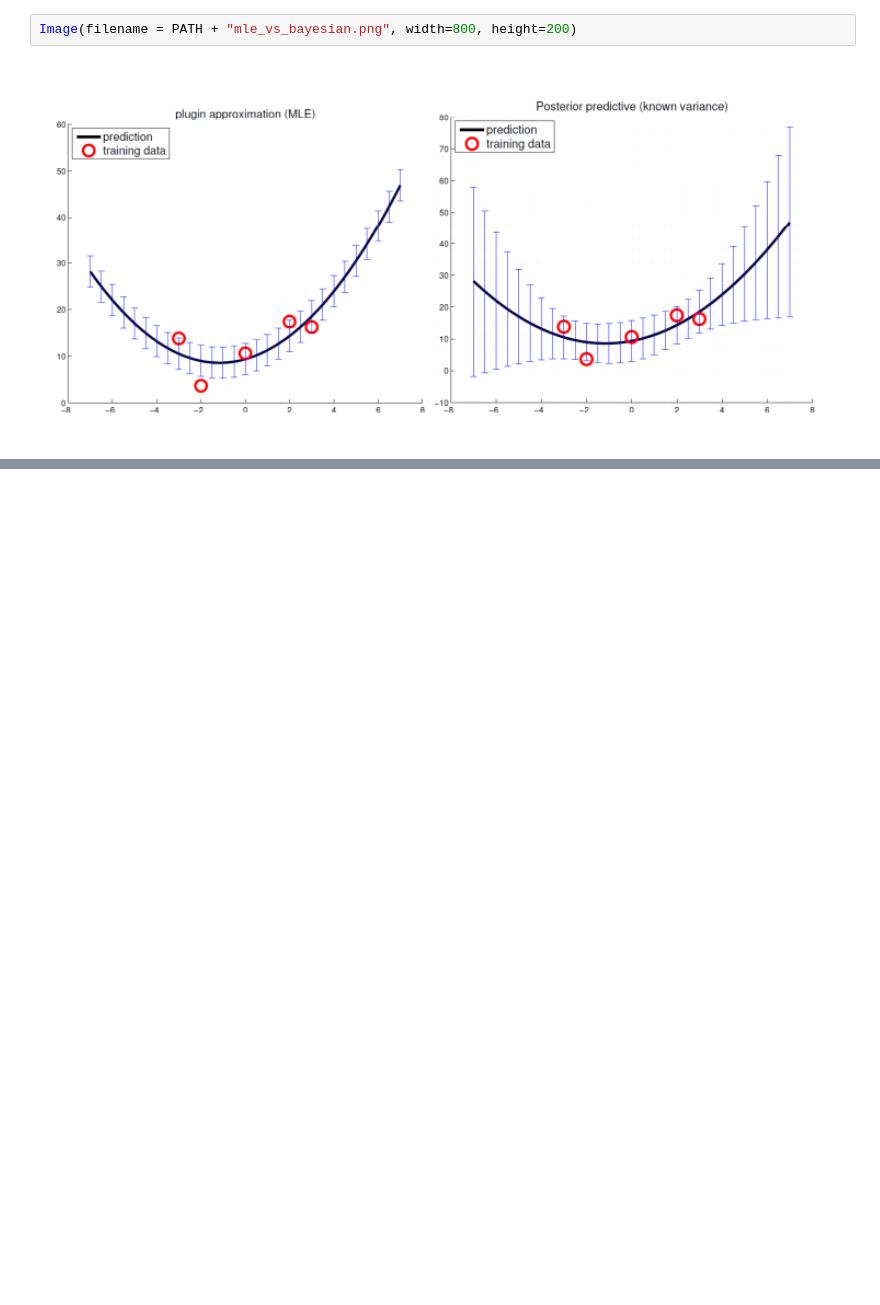
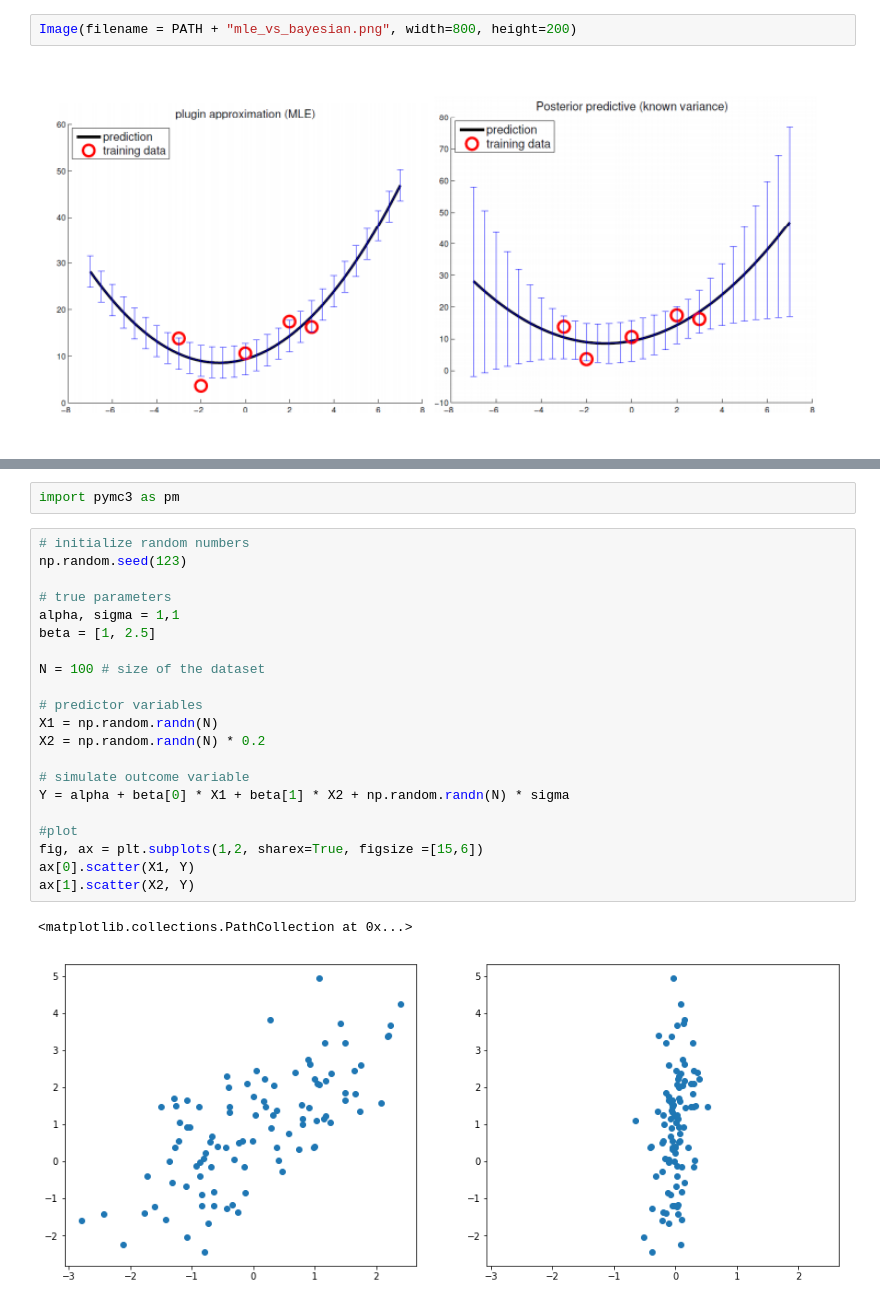
Before and after one commit to rmania/datascience, a Jupyter notebook: ubc_ml/Bayesian_learning.ipynb, the cells around one changed output, grey strips where cells are left out. Saved outputs shown, nothing was run; the diff lists cells and outputs as text; blank space fills up the shorter version.

```diff
--- a/ubc_ml/Bayesian_learning.ipynb
+++ b/ubc_ml/Bayesian_learning.ipynb
@@ -36,0 +97,26 @@ The Bayesian approach, as you might expect, begins and ends with probabilities.
+# %%
+import pymc3 as pm
+# %%
+# initialize random numbers
+np.random.seed(123)
+
+# true parameters
+alpha, sigma = 1,1
+beta = [1, 2.5]
+
+N = 100 # size of the dataset
+
+# predictor variables
+X1 = np.random.randn(N)
+X2 = np.random.randn(N) * 0.2
+
+# simulate outcome variable
+Y = alpha + beta[0] * X1 + beta[1] * X2 + np.random.randn(N) * sigma
+
+#plot
+fig, ax = plt.subplots(1,2, sharex=True, figsize =[15,6])
+ax[0].scatter(X1, Y)
+ax[1].scatter(X2, Y)
+# %% [output]
+<matplotlib.collections.PathCollection at 0x...>
+[figure, added]
```
Also changed, not shown: parts of 20 cells of this notebook.
